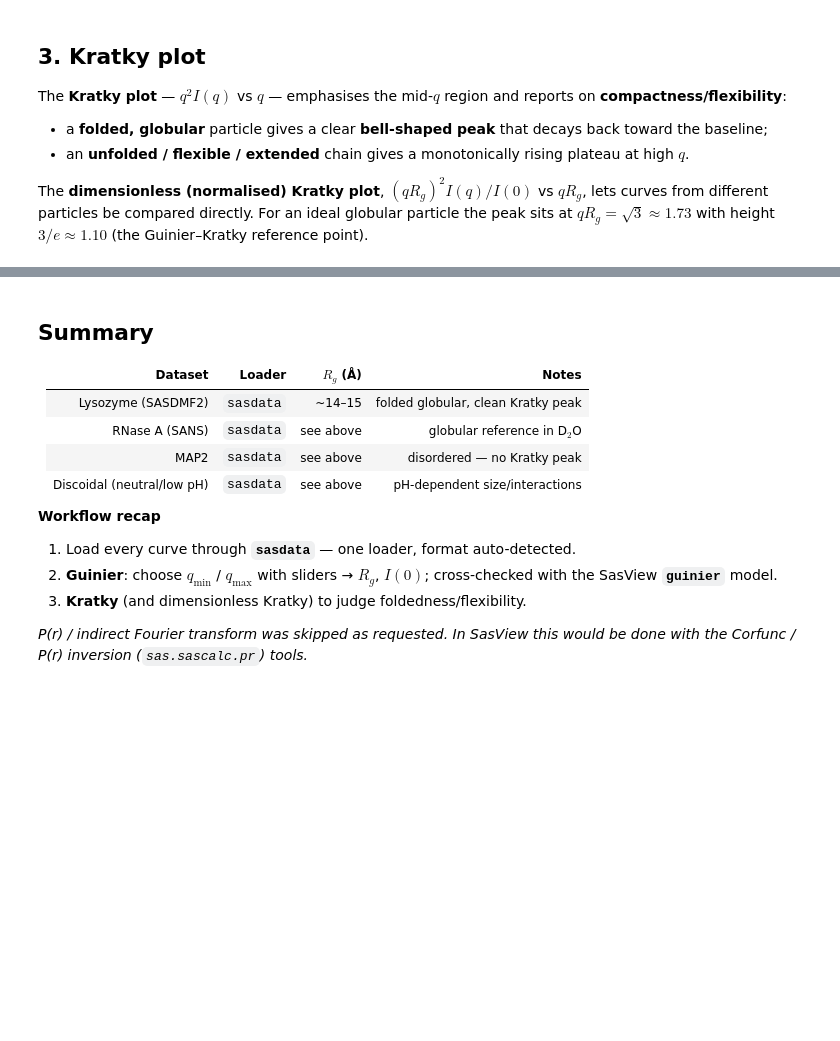
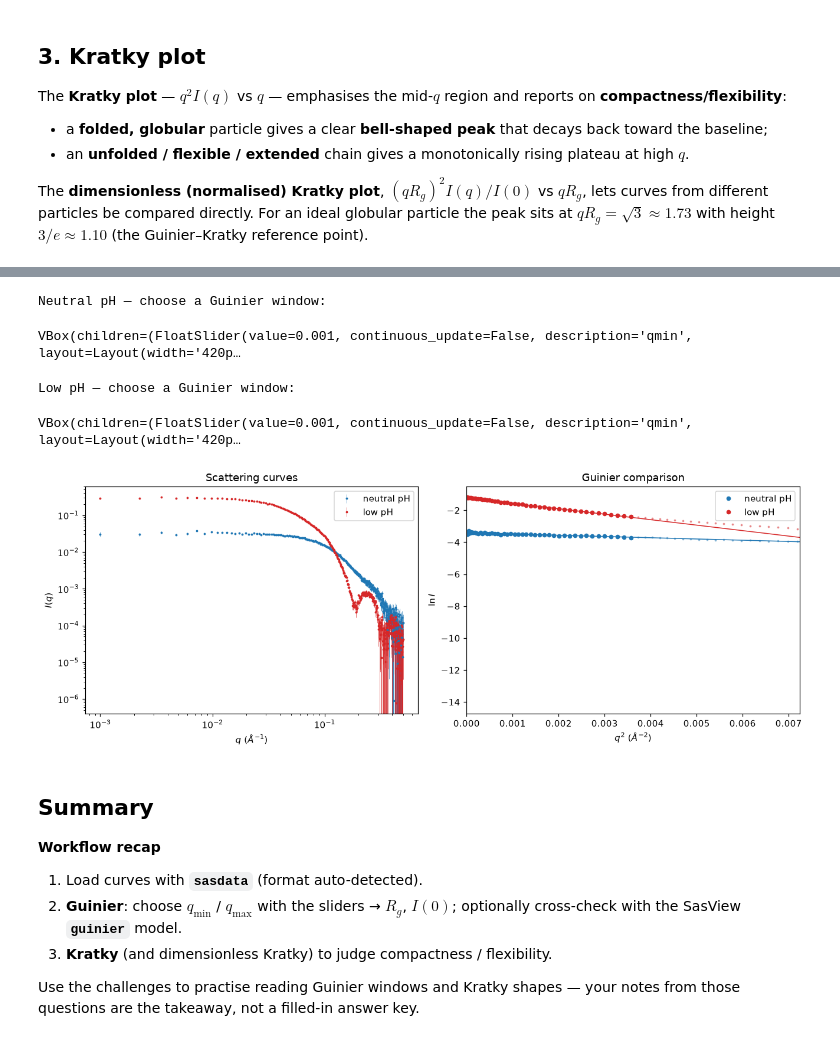
Before and after one commit to SasView/sasview, a Jupyter notebook: notebooks/PrimaryDataAnalysis/PrimaryDataAnalysis.ipynb, the cells around one changed output, grey strips where cells are left out. Saved outputs shown, nothing was run; the diff lists cells and outputs as text; code cells hidden in the pictures; blank space fills up the shorter version.

```diff
--- a/notebooks/PrimaryDataAnalysis/PrimaryDataAnalysis.ipynb
+++ b/notebooks/PrimaryDataAnalysis/PrimaryDataAnalysis.ipynb
@@ -354,59 +407,52 @@ size, aggregation or interparticle interactions.
 # %%
 qn, In, dIn = load("SAXS_neutral_pH.dat")
 ql, Il, dIl = load("SAXS_low_pH.dat")
 
-print("Neutral pH — choose Guinier window:")
+print("Neutral pH — choose a Guinier window:")
 neut = interactive_guinier(qn, In, dIn, title="Challenge 3: neutral pH",
                            qmin0=float(qn[In > 0][0]), qmax0=0.06)
-print("Low pH — choose Guinier window:")
+print("Low pH — choose a Guinier window:")
 low = interactive_guinier(ql, Il, dIl, title="Challenge 3: low pH",
                           qmin0=float(ql[Il > 0][0]), qmax0=0.06)
 
 rgn, I0n, maskn = neut["rg"], neut["I0"], neut["mask"]
 rgl, I0l, maskl = low["rg"], low["I0"], low["mask"]
-print(f"Neutral pH: Rg = {rgn:6.2f} +/- {neut['s_rg']:.2f} A,  I(0) = {I0n:.4g}")
-print(f"Low pH    : Rg = {rgl:6.2f} +/- {low['s_rg']:.2f} A,  I(0) = {I0l:.4g}")
 
 fig, (axa, axb) = plt.subplots(1, 2, figsize=(12, 4.5))
-axa.errorbar(qn, In, yerr=dIn, fmt=".", ms=3, lw=0.4, color="C0", label="neutral pH")
-axa.errorbar(ql, Il, yerr=dIl, fmt=".", ms=3, lw=0.4, color="C3", label="low pH")
+axa.errorbar(qn, In, yerr=dIn, fmt=".", ms=3, lw=0.4, color="C0",
+             label="neutral pH")
+axa.errorbar(ql, Il, yerr=dIl, fmt=".", ms=3, lw=0.4, color="C3",
+             label="low pH")
 axa.set_xscale("log"); axa.set_yscale("log")
 axa.set_xlabel(r"$q\ (\AA^{-1})$"); axa.set_ylabel(r"$I(q)$")
 axa.set_title("Scattering curves"); axa.legend()
 
 xr = np.linspace(0, (1.3 / min(rgn, rgl))**2, 50)
 for (qq, II, mm, rg, I0, c, lb) in [
         (qn, In, maskn, rgn, I0n, "C0", "neutral"),
         (ql, Il, maskl, rgl, I0l, "C3", "low")]:
     p = II > 0
     axb.plot(qq[p]**2, np.log(II[p]), ".", ms=3, color=c, alpha=0.4)
     axb.plot(qq[mm]**2, np.log(II[mm]), "o", ms=4, color=c, label=f"{lb} pH")
     axb.plot(xr, np.log(I0) - (rg**2 / 3.0) * xr, "-", color=c, lw=1)
 axb.set_xlim(0, xr.max()); axb.set_xlabel(r"$q^2\ (\AA^{-2})$")
 axb.set_ylabel(r"$\ln I$"); axb.set_title("Guinier comparison"); axb.legend()
 plt.tight_layout(); plt.show()
-
-dRg = rgl - rgn
-print(f"\nRg changes by {dRg:+.1f} A from neutral to low pH.")
-print("A larger Rg / upturn at low q at one pH points to aggregation or "
-      "attractive interactions; a smaller Rg / low-q suppression points to "
-      "compaction or repulsive interparticle interference.")
+# %% [output]
+Neutral pH — choose a Guinier window:
+VBox(children=(FloatSlider(value=0.001, continuous_update=False, description='qmin', layout=Layout(width='420p…
+Low pH — choose a Guinier window:
+VBox(children=(FloatSlider(value=0.001, continuous_update=False, description='qmin', layout=Layout(width='420p…
+[figure, added]
 # %% [markdown]
 ## Summary
 
-| Dataset | Loader | $R_g$ (Å) | Notes |
-|---|---|---|---|
-| Lysozyme (SASDMF2) | `sasdata` | ~14&ndash;15 | folded globular, clean Kratky peak |
-| RNase A (SANS) | `sasdata` | see above | globular reference in D$_2$O |
-| MAP2 | `sasdata` | see above | disordered &mdash; no Kratky peak |
-| Discoidal (neutral/low pH) | `sasdata` | see above | pH-dependent size/interactions |
-
 **Workflow recap**
 
-1. Load every curve through **`sasdata`** &mdash; one loader, format auto-detected.
-2. **Guinier**: choose $q_{\min}$ / $q_{\max}$ with sliders &rarr; $R_g$, $I(0)$;
-   cross-checked with the SasView **`guinier`** model.
-3. **Kratky** (and dimensionless Kratky) to judge foldedness/flexibility.
+1. Load curves with **`sasdata`** (format auto-detected).
+2. **Guinier**: choose $q_{\min}$ / $q_{\max}$ with the sliders &rarr; $R_g$, $I(0)$;
+   optionally cross-check with the SasView **`guinier`** model.
+3. **Kratky** (and dimensionless Kratky) to judge compactness / flexibility.
 
-*P(r) / indirect Fourier transform was skipped as requested. In SasView this
-would be done with the Corfunc / P(r) inversion (`sas.sascalc.pr`) tools.*
+Use the challenges to practise reading Guinier windows and Kratky shapes —
+your notes from those questions are the takeaway, not a filled-in answer key.
```
Also changed, not shown: parts of 12 cells of this notebook.
